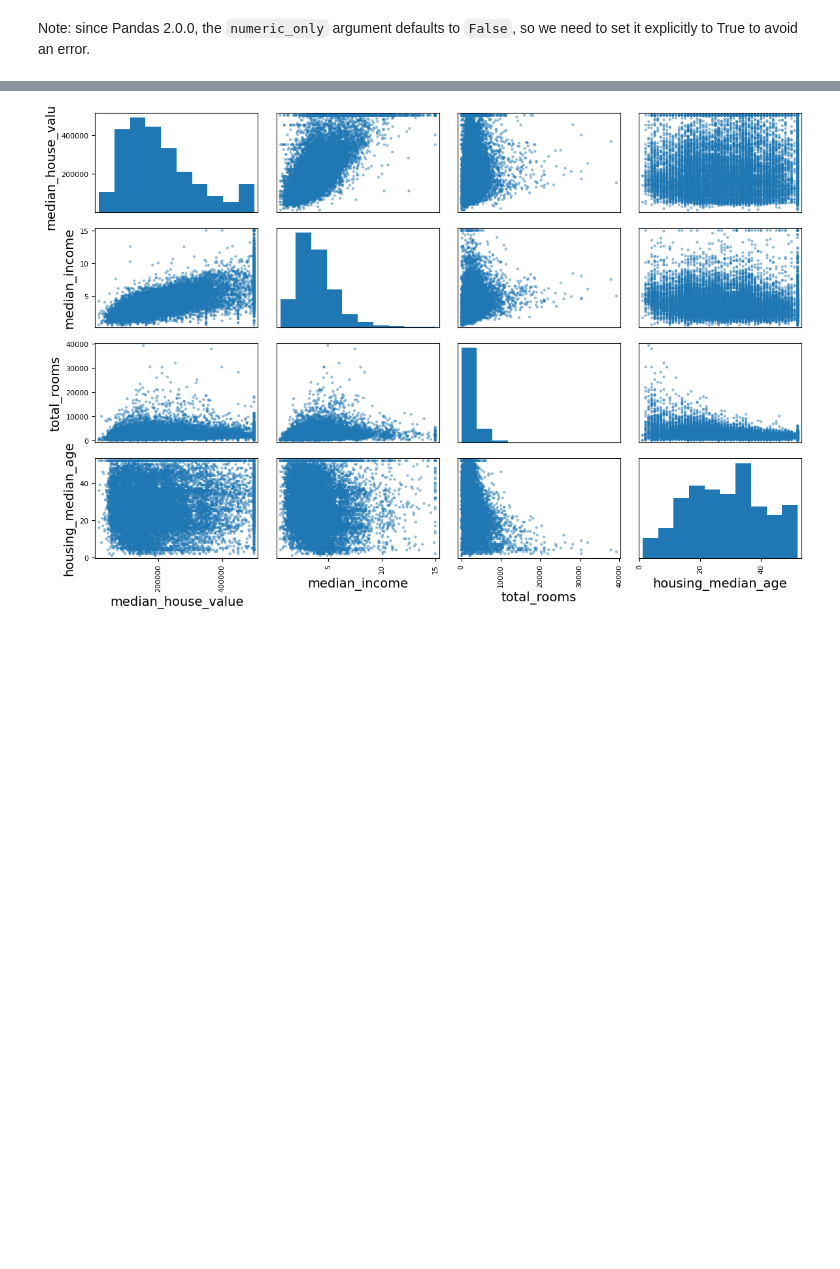
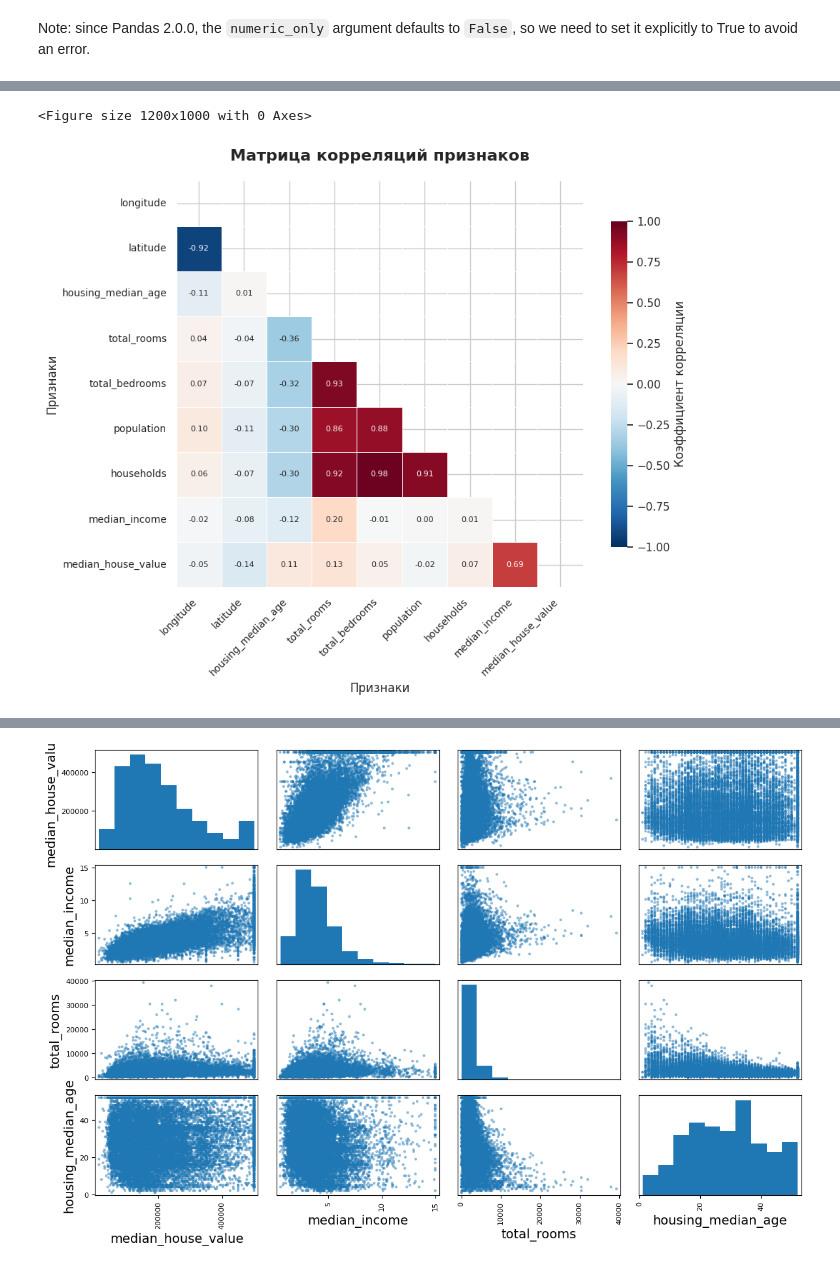
Before and after one commit to MinyaevAndrey/handson-ml3, a Jupyter notebook: 02_end_to_end_machine_learning_project.ipynb, the cells around one changed output, grey strips where cells are left out. Saved outputs shown, nothing was run; the diff lists cells and outputs as text; code cells hidden in the pictures; blank space fills up the shorter version.

```diff
--- a/02_end_to_end_machine_learning_project.ipynb
+++ b/02_end_to_end_machine_learning_project.ipynb
@@ -405,0 +408,49 @@ dtype: float64
+# %%
+import pandas as pd
+import numpy as np
+import matplotlib.pyplot as plt
+import seaborn as sns
+
+# Исходная матрица корреляций
+corr_matrix = housing.corr(numeric_only=True)
+
+# Настройка стиля
+plt.figure(figsize=(12, 10))
+
+# Вариант 1: Тепловая карта с аннотациями
+sns.set_theme(style="whitegrid")
+mask = np.triu(np.ones_like(corr_matrix, dtype=bool))  # Маска для верхнего треугольника
+
+# Красивая тепловая карта
+plt.figure(figsize=(10, 8))
+heatmap = sns.heatmap(
+    corr_matrix,
+    mask=mask,           # Показываем только нижний треугольник
+    annot=True,          # Показываем значения корреляции
+    fmt='.2f',           # Формат чисел (2 знака после запятой)
+    cmap='RdBu_r',       # Цветовая схема (красный-синий)
+    center=0,            # Центр цветовой шкалы
+    vmin=-1, vmax=1,     # Границы корреляции
+    square=True,         # Квадратные ячейки
+    linewidths=0.5,      # Тонкие линии между ячейками
+    cbar_kws={"shrink": 0.8, "label": "Коэффициент корреляции"},
+    annot_kws={'size': 8},  # Размер шрифта аннотаций
+)
+
+# Настройка заголовка и подписей
+plt.title('Матрица корреляций признаков', fontsize=16, fontweight='bold', pad=20)
+plt.xlabel('Признаки', fontsize=12)
+plt.ylabel('Признаки', fontsize=12)
+
+# Поворот подписей для лучшей читаемости
+plt.xticks(rotation=45, ha='right', fontsize=10)
+plt.yticks(rotation=0, fontsize=10)
+
+# Настройка цветовой шкалы
+plt.tight_layout()
+
+# Показать график
+plt.show()
+# %% [output]
+<Figure size 1200x1000 with 0 Axes>
+[figure, added]
```
Also changed, not shown: parts of 4 cells of this notebook.
